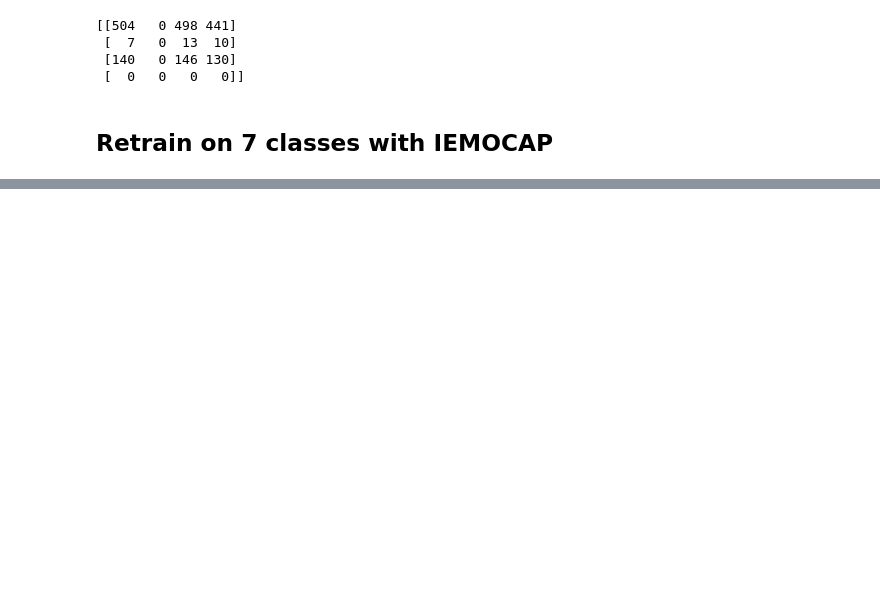
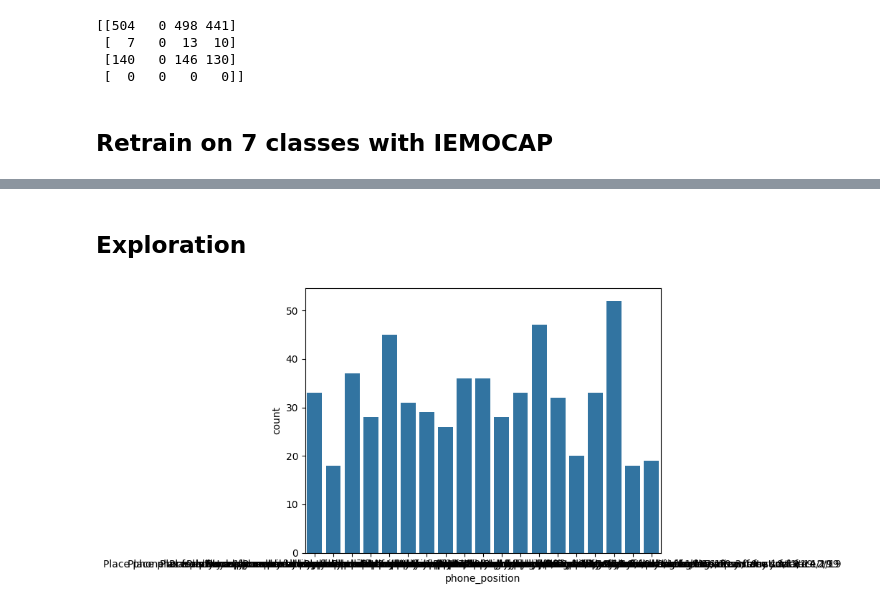
Before and after one commit to rosielab/BERSt, a Jupyter notebook: speech_brain/benchmark.ipynb, the cells around one changed output, grey strips where cells are left out. Drawn from its saved outputs; the diff is of its cells as text; code cells hidden in the pictures; blank space fills up the shorter version.

```diff
--- a/speech_brain/benchmark.ipynb
+++ b/speech_brain/benchmark.ipynb
@@ -102,0 +222,11 @@ print(cf_matrix)
+# %% [markdown]
+## Exploration
+# %%
+results = pd.read_csv('zero_shot_berst_4_class.csv')
+# %%
+incorrect = results.loc[results['affect'] != results['predictions']]
+correct = results.loc[results['affect'] == results['predictions']]
+# %%
+ax = sns.countplot(x="phone_position", data=correct)
+# %% [output]
+[figure, added]
```
Also changed, not shown: parts of 26 cells of this notebook, 4 other files.
